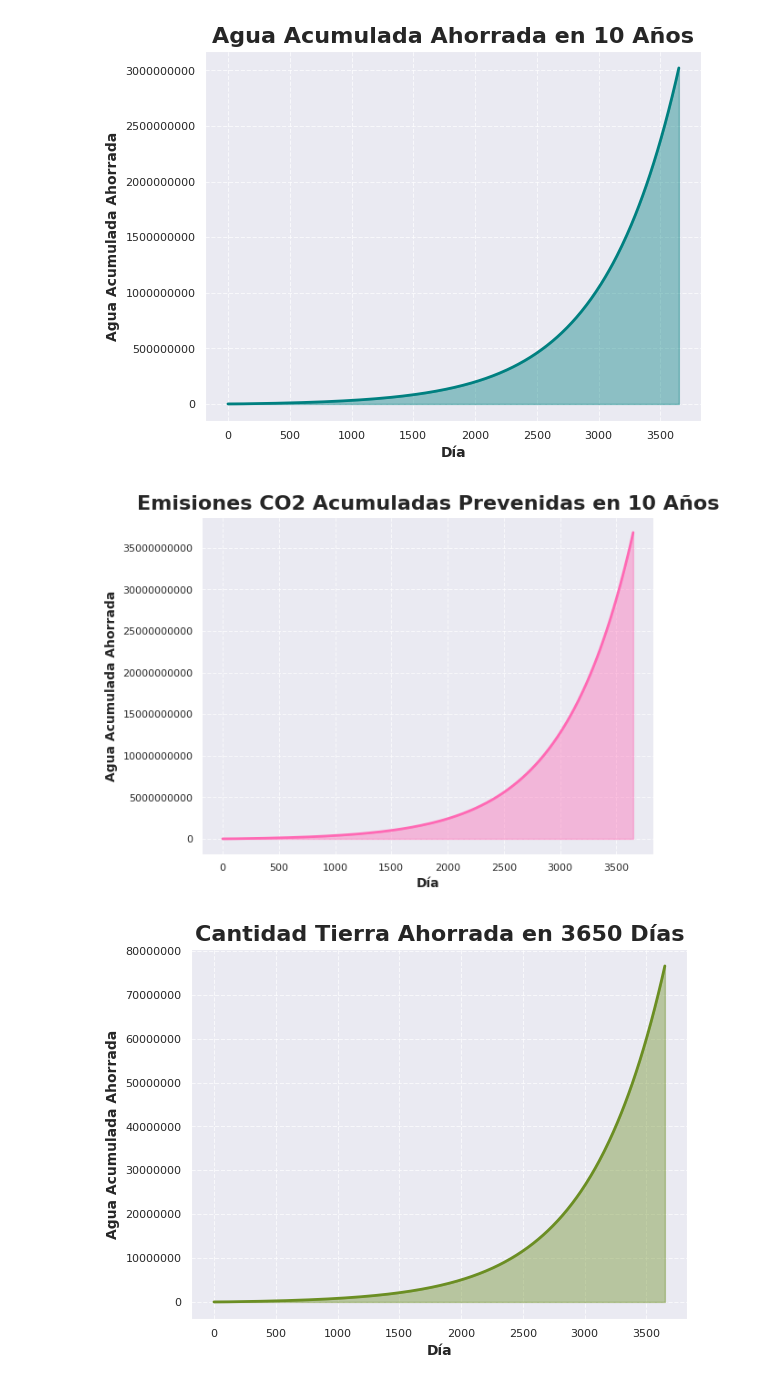
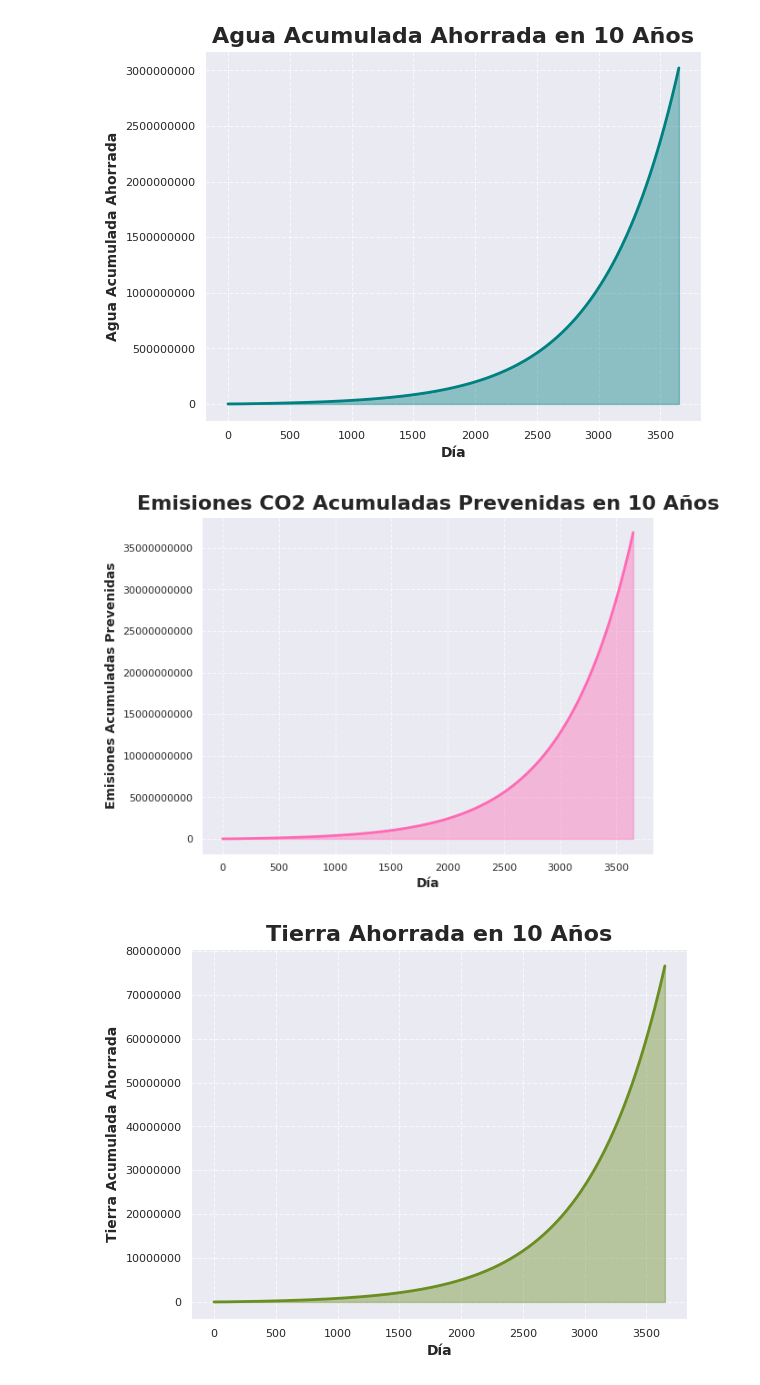
Before and after one commit to jl-tavera/FlowerGirlSimulation, a Jupyter notebook: simulation.ipynb, the cells around one changed output. Saved outputs shown, nothing was run; the diff lists cells and outputs as text; code cells hidden in the pictures.

```diff
--- a/simulation.ipynb
+++ b/simulation.ipynb
@@ -351,7 +281,7 @@ plt.title('Emisiones CO2 Acumuladas Prevenidas en 10 Años', fontsize=16, fontwe
 
 # Customize axis labels
 plt.xlabel('Día', fontsize=10, fontweight='bold')
-plt.ylabel('Agua Acumulada Ahorrada', fontsize=10, fontweight='bold')
+plt.ylabel('Emisiones Acumuladas Prevenidas', fontsize=10, fontweight='bold')
 
 # Customize tick labels for the y-axis to avoid scientific notation
 formatter = FuncFormatter(lambda y, _: f'{y:.0f}')  # Format as integer without decimal places
@@ -363,38 +293,40 @@ plt.yticks(fontsize=8)
 
 # Add gridlines
 plt.grid(True, linestyle='--', alpha=0.7)
+plt.savefig('img/co2.png')
 
 # Show the plot
 plt.show()
 # %% [output]
-[figure, old version]
+[figure, new version]
 # %%
 df['Tierra Acumulada Ahorrada'] = df['Tierra'].cumsum()
 
 # Crear un gráfico de línea Seaborn
 sns.set_style("darkgrid")
 ax = sns.lineplot(data=df, x=df.index, y='Tierra Acumulada Ahorrada', color='olivedrab', linewidth=2)
 plt.fill_between(df.index, df['Tierra Acumulada Ahorrada'], color='olivedrab', alpha=0.4)  # Area plot
 
 # Add a bold title
 plt.title('Tierra Ahorrada en 10 Años', fontsize=16, fontweight='bold')
 
 # Customize axis labels
 plt.xlabel('Día', fontsize=10, fontweight='bold')
-plt.ylabel('Agua Acumulada Ahorrada', fontsize=10, fontweight='bold')
+plt.ylabel('Tierra Acumulada Ahorrada', fontsize=10, fontweight='bold')
 
 # Customize tick labels for the y-axis to avoid scientific notation
 formatter = FuncFormatter(lambda y, _: f'{y:.0f}')  # Format as integer without decimal places
 ax.yaxis.set_major_formatter(formatter)
 
 # Customize tick labels for the x-axis
 plt.xticks(fontsize=8)
 plt.yticks(fontsize=8)
 
 # Add gridlines
 plt.grid(True, linestyle='--', alpha=0.7)
+plt.savefig('img/land.png')
 
 # Show the plot
 plt.show()
 # %% [output]
-[figure, old version]
+[figure, new version]
```
Also changed, not shown: parts of 26 cells of this notebook, 4 other files.
